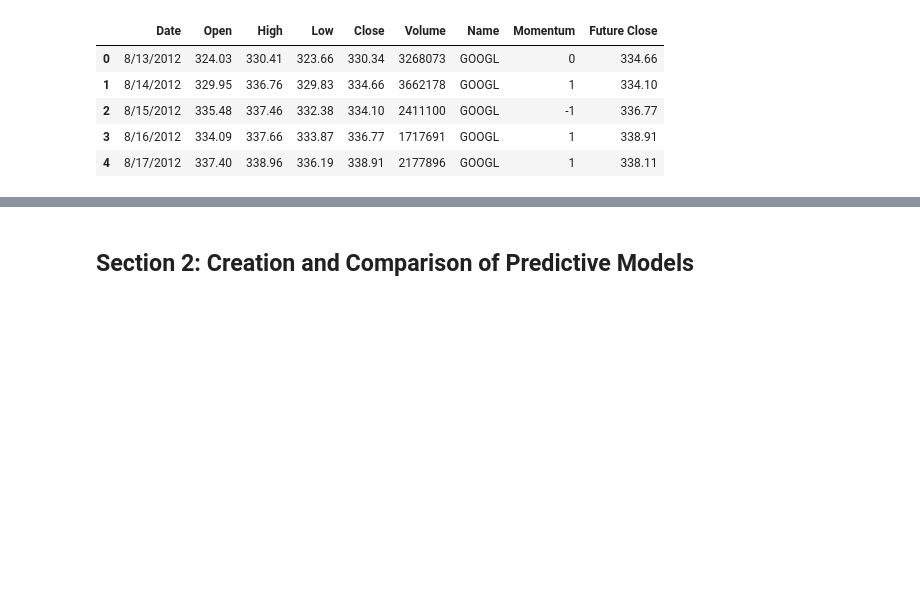
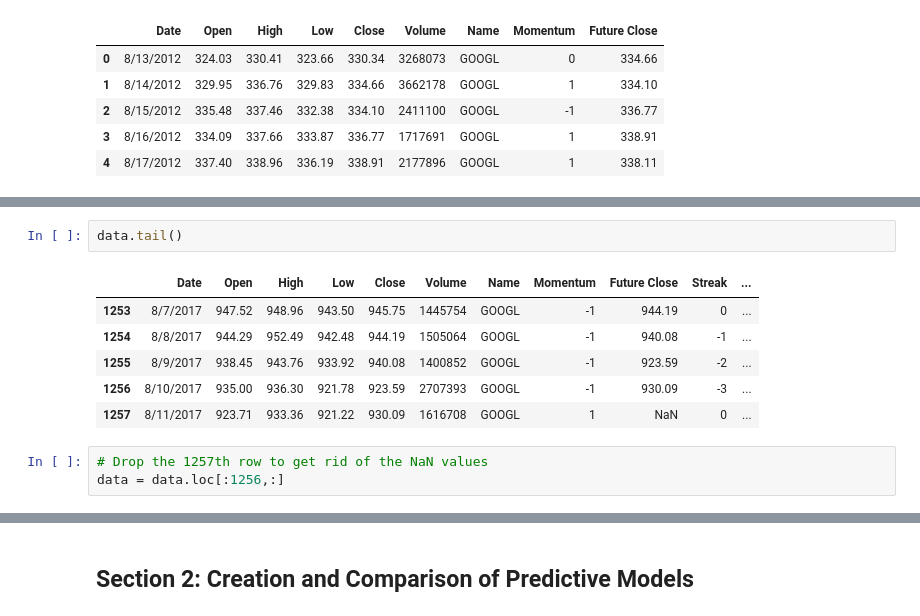
Before and after one commit to makennedy626/Thinkful_Unit_3, a Jupyter notebook: Unit 3 Capstone.ipynb, the cells around one changed output, grey strips where cells are left out. Saved outputs shown, nothing was run; the diff lists cells and outputs as text; blank space fills up the shorter version.

```diff
--- a/Unit 3 Capstone.ipynb
+++ b/Unit 3 Capstone.ipynb
@@ -206,0 +215,12 @@ data.head()
+# %%
+data.tail()
+# %% [output]
+|  | Date | Open | High | Low | Close | Volume | Name | Momentum | Future Close | Streak | ... |
+| 1253 | 8/7/2017 | 947.52 | 948.96 | 943.50 | 945.75 | 1445754 | GOOGL | -1 | 944.19 | 0 | ... |
+| 1254 | 8/8/2017 | 944.29 | 952.49 | 942.48 | 944.19 | 1505064 | GOOGL | -1 | 940.08 | -1 | ... |
+| 1255 | 8/9/2017 | 938.45 | 943.76 | 933.92 | 940.08 | 1400852 | GOOGL | -1 | 923.59 | -2 | ... |
+| 1256 | 8/10/2017 | 935.00 | 936.30 | 921.78 | 923.59 | 2707393 | GOOGL | -1 | 930.09 | -3 | ... |
+| 1257 | 8/11/2017 | 923.71 | 933.36 | 921.22 | 930.09 | 1616708 | GOOGL | 1 | NaN | 0 | ... |
+# %%
+# Drop the 1257th row to get rid of the NaN values
+data = data.loc[:1256,:]
```
Also changed, not shown: parts of 13 cells of this notebook.
